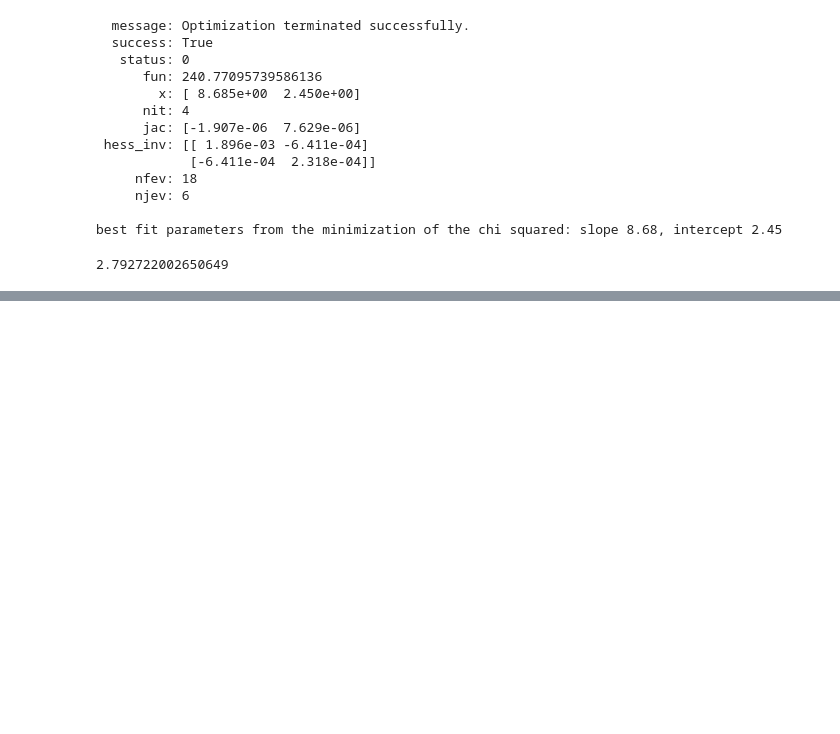
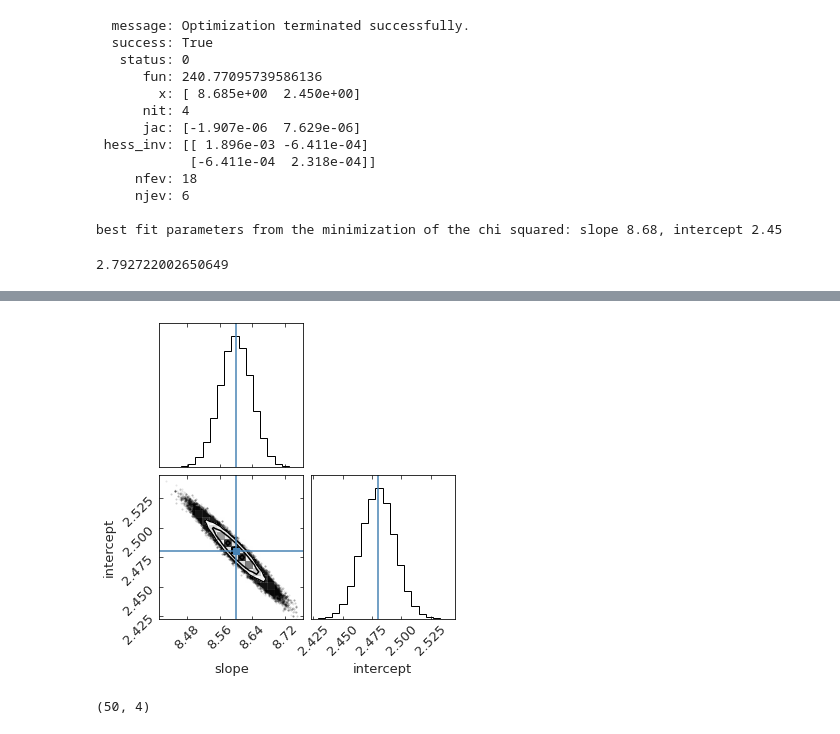
Before and after one commit to AlbertoBassanoni/MLPNS_ABassanoni, a Jupyter notebook: FittingLineToGRBAfterglows_23_3.ipynb, the cells around one changed output, grey strips where cells are left out. Cells and saved outputs as stored; diff of their text form; code cells hidden in the pictures; blank space fills up the shorter version.

```diff
--- a/FittingLineToGRBAfterglows_23_3.ipynb
+++ b/FittingLineToGRBAfterglows_23_3.ipynb
@@ -478,0 +667,2 @@ l2(chi2Solution.x, x_test, y_test)
+# %%
+flat_samples= sampler.get_chain(discard=200, flat=True)
@@ -478,0 +678,6 @@ l2(chi2Solution.x, x_test, y_test)
+# %%
+import corner
+pl.rcParams["font.size"]= 13
+fig = corner.corner(
+    flat_samples, labels=["slope", "intercept"], truths=mcmc[:,1]);
+# %% [output]
@@ -478,0 +701 @@ l2(chi2Solution.x, x_test, y_test)
+[figure, added]
@@ -478,0 +741,22 @@ l2(chi2Solution.x, x_test, y_test)
+# %%
+np.random.seed(334)
+
+ig =[0, 200, 2, 3]
+
+
+#numero delle catene che faccio andare in parallelo (scelgo io analista)
+
+nwalkers=50
+
+#numero delle dimensioni = numero parametri
+
+ndim = len(ig)
+
+#fisso delle posizioni iniziali per i miei nwalkers
+#introducendo un po' di noise sui valori 10, 1
+
+pos=np.array(ig) + 1e-4 * np.random.randn(nwalkers, ndim)
+
+pos.shape
+# %% [output]
+(50, 4)
```
Also changed, not shown: parts of 31 cells of this notebook.
